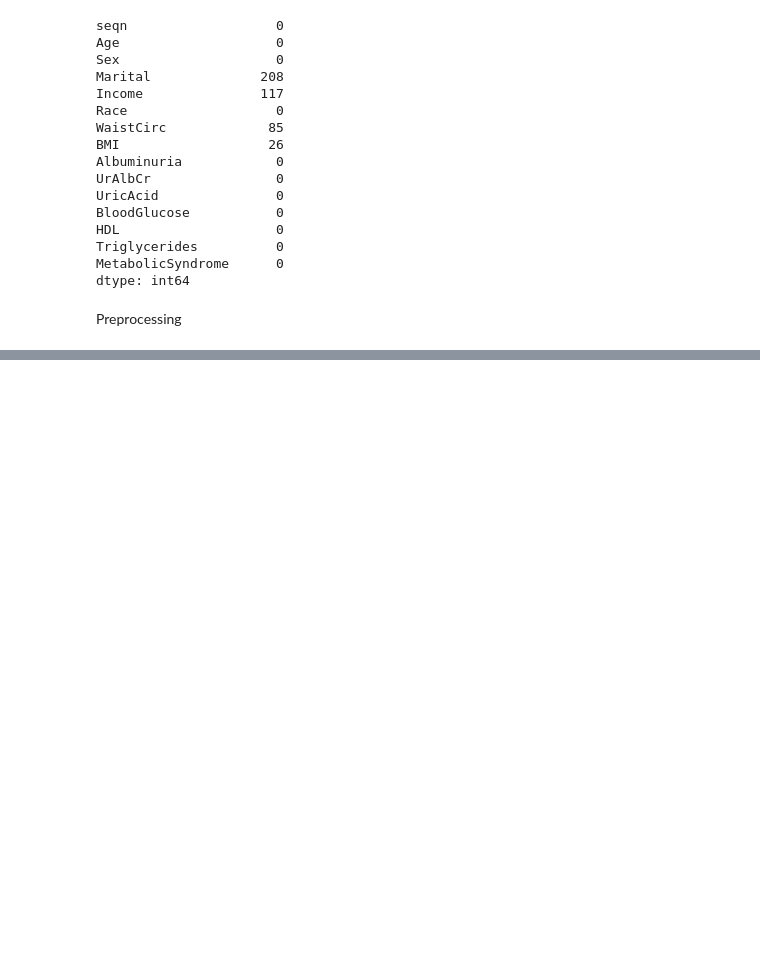
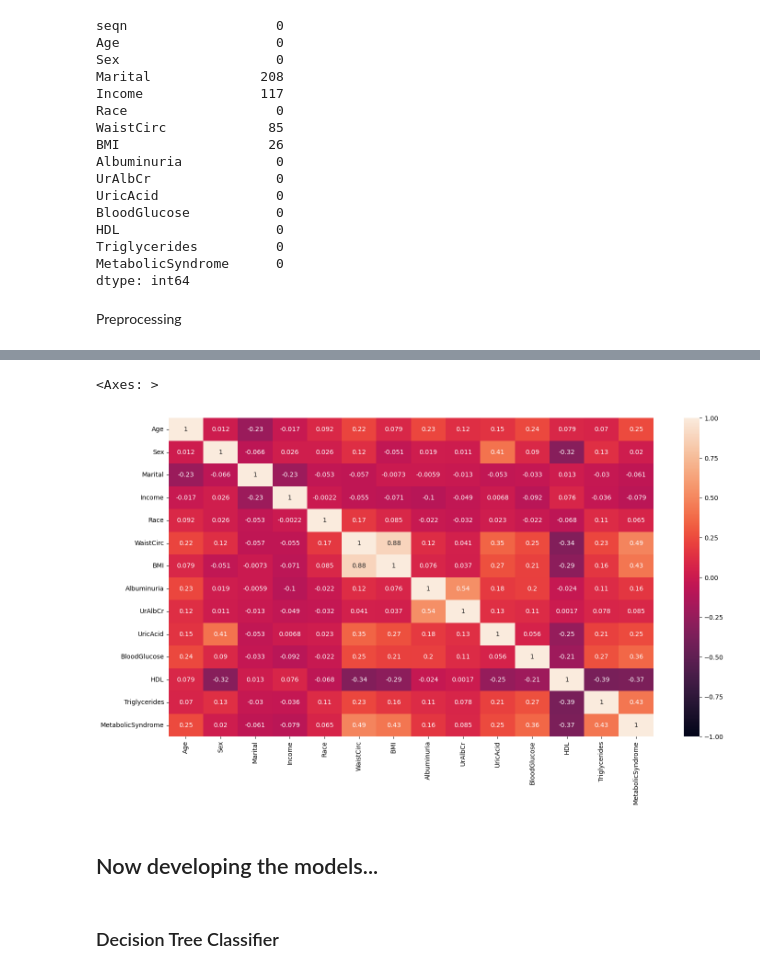
Before and after one commit to ayush01thakur/metabolic-syndrome-complete-mlops-pipeline-project, a Jupyter notebook: raw_data/eda.ipynb, the cells around one changed output, grey strips where cells are left out. Cells and saved outputs as stored; diff of their text form; code cells hidden in the pictures; blank space fills up the shorter version.

```diff
--- a/raw_data/eda.ipynb
+++ b/raw_data/eda.ipynb
@@ -130,0 +129,10 @@ now developing the model...
+# %%
+# checking correlation
+plt.figure(figsize=(17,9))
+corr= newData.corr()
+sns.heatmap(corr, annot=True, vmax=1, vmin=-1)
+# %% [output]
+<Axes: >
+[figure, added]
+# %% [markdown]
+## Now developing the models...
@@ -130,0 +152,2 @@ now developing the model...
+# %% [markdown]
+### Decision Tree Classifier
```
Also changed, not shown: parts of 13 cells of this notebook, 9 other files.
